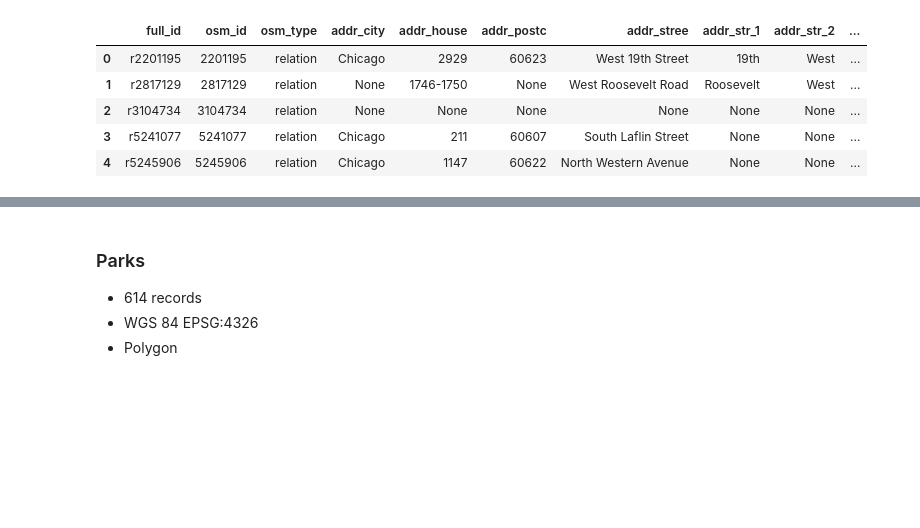
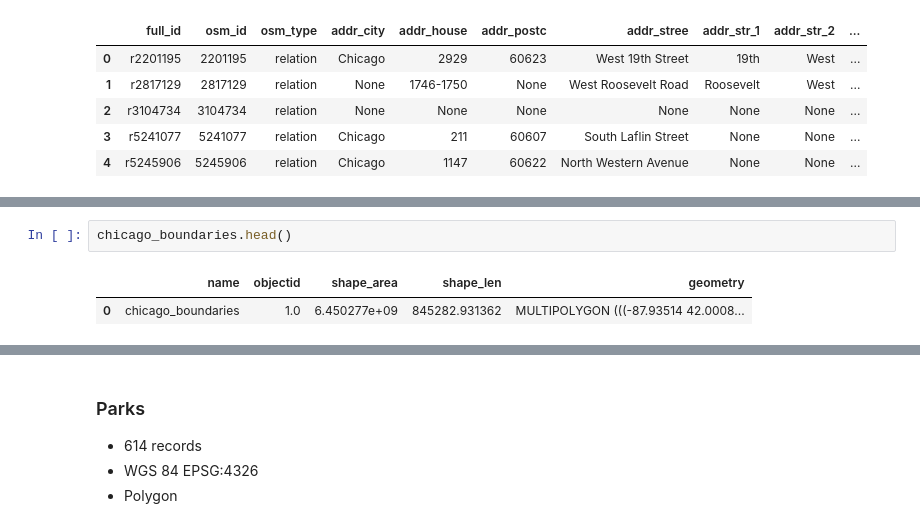
Before and after one commit to justinm0rgan/chicago400, a Jupyter notebook: data_gathering_chicago_400.ipynb, the cells around one changed output, grey strips where cells are left out. Drawn from its saved outputs; the diff is of its cells as text; blank space fills up the shorter version.

```diff
--- a/data_gathering_chicago_400.ipynb
+++ b/data_gathering_chicago_400.ipynb
@@ -322,0 +346,5 @@ schools_osm.head()
+# %%
+chicago_boundaries.head()
+# %% [output]
+|  | name | objectid | shape_area | shape_len | geometry |
+| 0 | chicago_boundaries | 1.0 | 6.450277e+09 | 845282.931362 | MULTIPOLYGON (((-87.93514 42.0008... |
```
Also changed, not shown: parts of 73 cells of this notebook.
